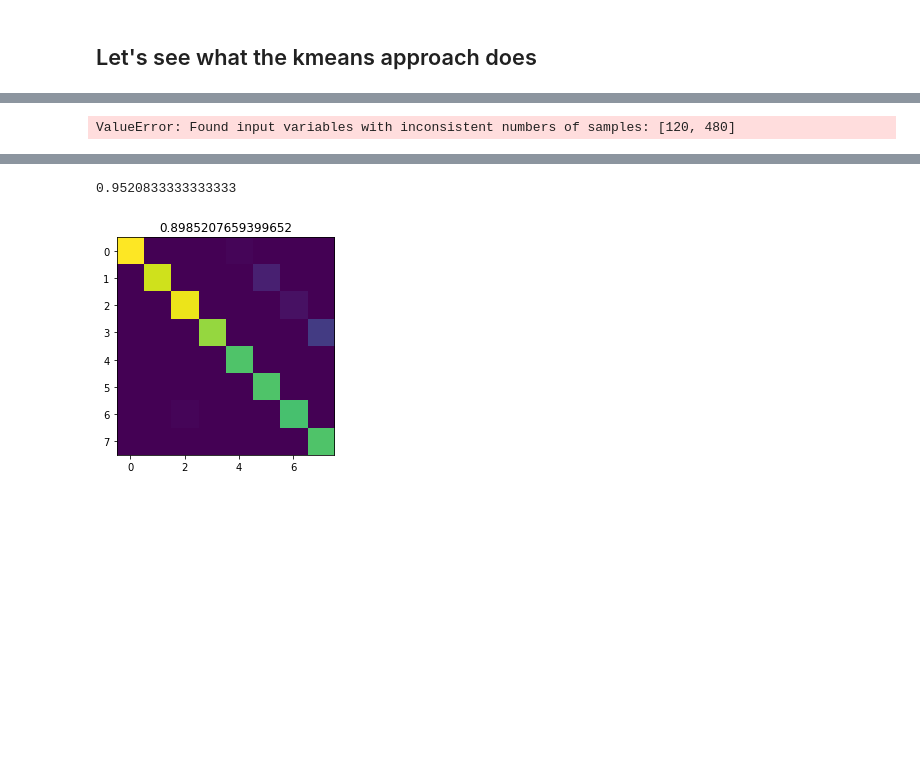
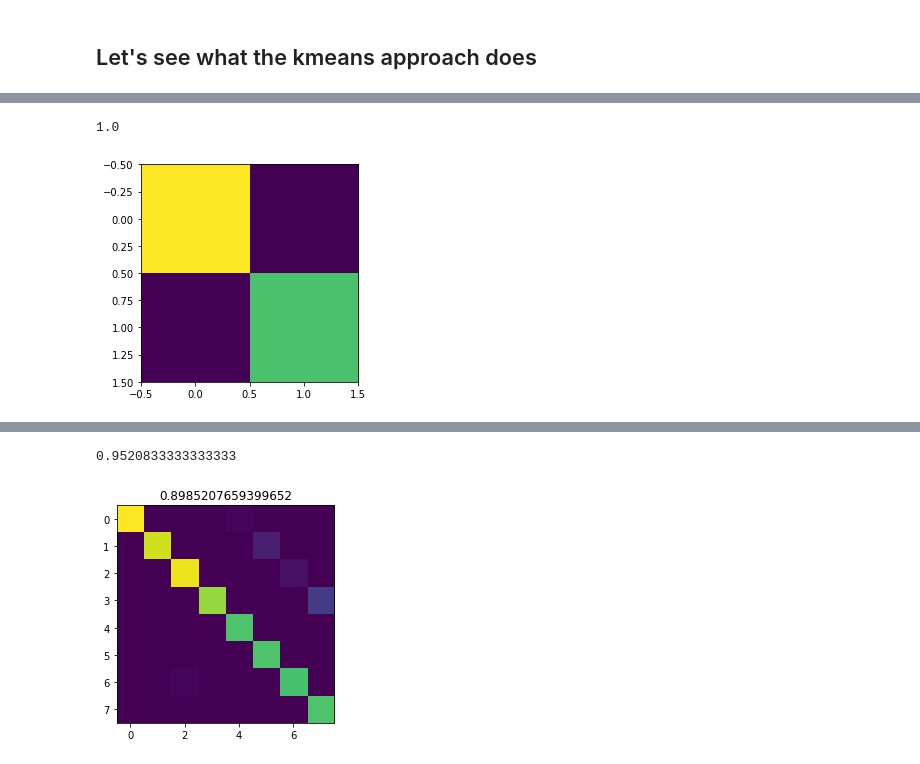
Before and after one commit to sternj98/remapping_detection, a Jupyter notebook: simulation.ipynb, the cells around one changed output, grey strips where cells are left out. Drawn from its saved outputs; the diff is of its cells as text; code cells hidden in the pictures; blank space fills up the shorter version.

Commit message:
kmeans detection accuracy assessment

```diff
--- a/simulation.ipynb
+++ b/simulation.ipynb
@@ -110,8 +127,12 @@ fig.tight_layout()
-# %%
-from sklearn.metrics import confusion_matrix
-plt.imshow(confusion_matrix(Z,context_hat))
-# %% [output]
-ValueError: Found input variables with inconsistent numbers of samples: [120, 480]
+# %%
+reordering_mapper = {z : mode(Z.flatten()[context_hat == z])[0][0] for z in range(2)}
+context_hat_adj = np.array([reordering_mapper[z_hat] for z_hat in context_hat])
+
+plt.imshow(confusion_matrix(Z,context_hat_adj))
+accuracy_score(Z , context_hat_adj)
+# %% [output]
+1.0
+[figure, added]
 # %%
 ## Alternatively: try to divide into finer clustering to get within trial estimate of remapping timing
 n_trackPhases = 4
```
Also changed, not shown: parts of 14 cells of this notebook.
